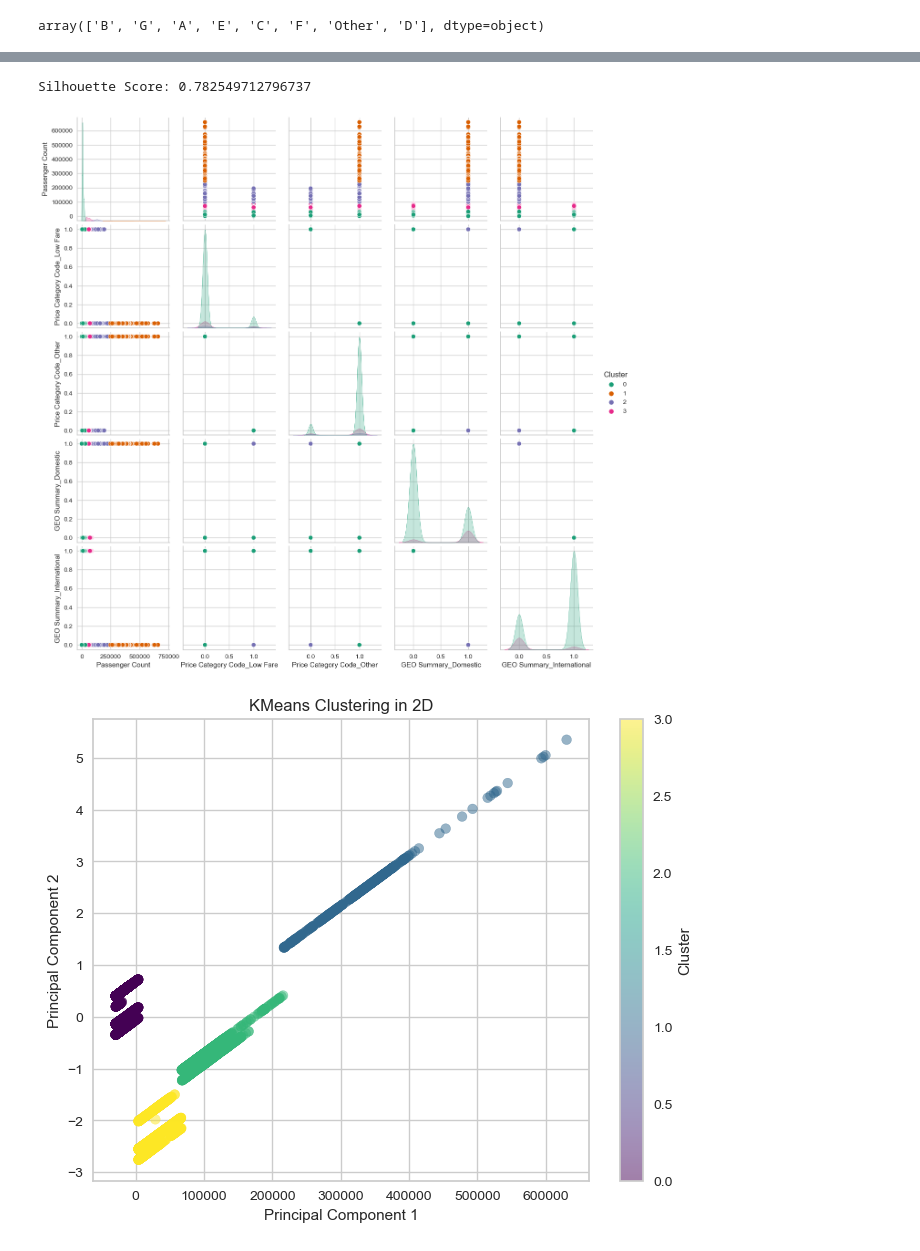
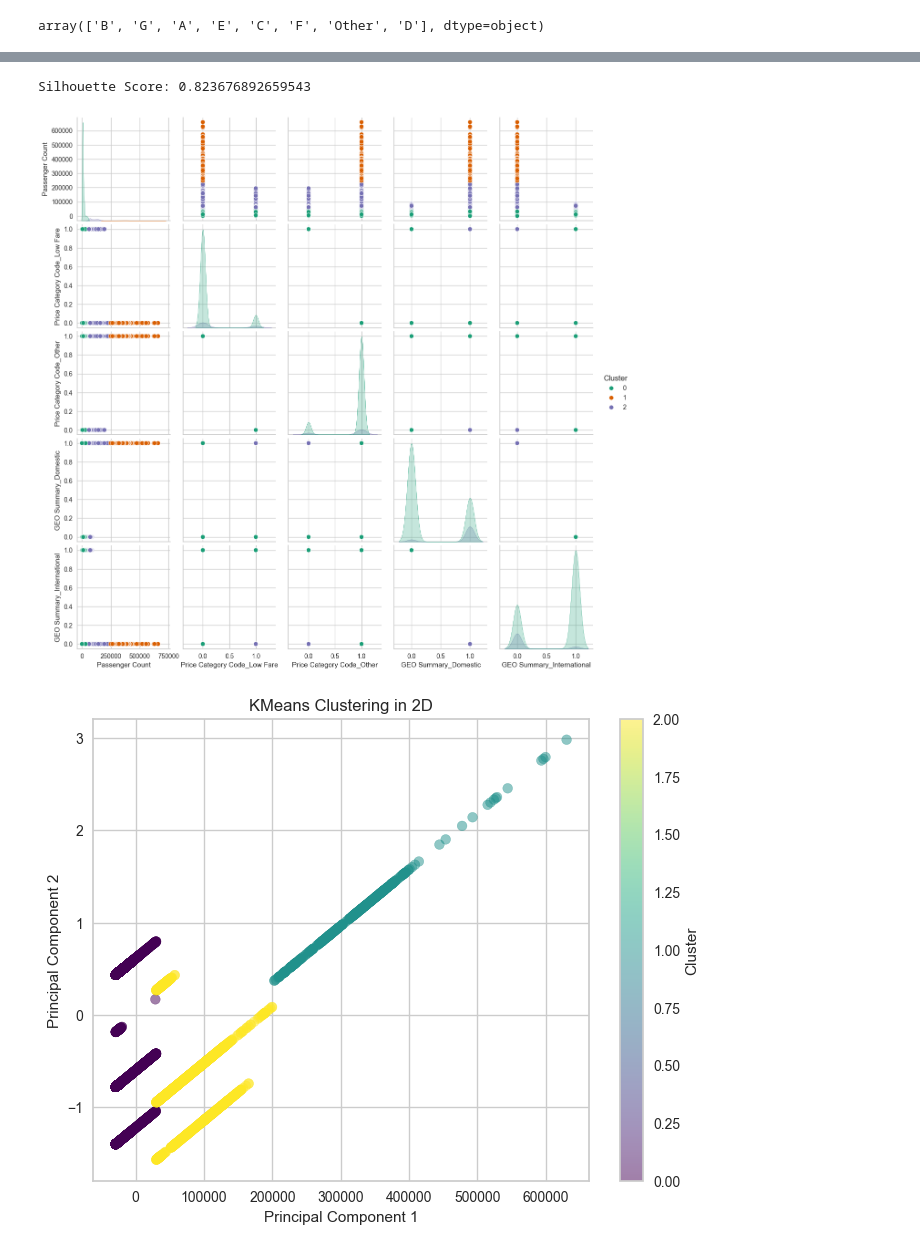
Before and after one commit to ardzz/machine-learning-college, a Jupyter notebook: Clustering/cluster_solver.ipynb, the cells around one changed output, grey strips where cells are left out. Saved outputs shown, nothing was run; the diff lists cells and outputs as text; code cells hidden in the pictures.

Commit message:
Complete cluster_solver.ipynb and classification_solver.ipynb

```diff
--- a/Clustering/cluster_solver.ipynb
+++ b/Clustering/cluster_solver.ipynb
@@ -144,10 +145,10 @@ visualizer.show()
 <Axes: title={'center': 'Distortion Score Elbow for KMeans Clustering'}, xlabel='k', ylabel='distortion score'>
 # %%
-model=KMeans(4)
+model=KMeans(3)
 model = model.fit(x)
-tahmin = model.predict(x)
+prediction = model.predict(x)
 # %%
-x['Cluster'] = tahmin
+x['Cluster'] = prediction
 # %%
 x
 # %% [output]
@@ -169,30 +170,30 @@ from sklearn.metrics import silhouette_score
 import seaborn as sns
 
 # Calculate silhouette score
-silhouette_avg = silhouette_score(x, tahmin)
+silhouette_avg = silhouette_score(x, prediction)
 print("Silhouette Score:", silhouette_avg)
 
 # Visualize clusters
 sns.pairplot(x, hue='Cluster', palette='Dark2')
 plt.show()
 # %% [output]
-Silhouette Score: 0.782549712796737
+Silhouette Score: 0.823676892659543
-[figure, old version]
+[figure, new version]
 # %%
 import matplotlib.pyplot as plt
 from sklearn.decomposition import PCA
 
 # Reduce dimensionality to 2D
-pca = PCA(n_components=2)
+pca = PCA(n_components=3)
 x_2d = pca.fit_transform(x)
 
 # Plot clusters
 plt.figure(figsize=(8, 6))
-plt.scatter(x_2d[:, 0], x_2d[:, 1], c=tahmin, cmap='viridis', alpha=0.5)
+plt.scatter(x_2d[:, 0], x_2d[:, 1], c=prediction, cmap='viridis', alpha=0.5)
 plt.title('KMeans Clustering in 2D')
 plt.xlabel('Principal Component 1')
 plt.ylabel('Principal Component 2')
 plt.colorbar(label='Cluster')
 plt.show()
 # %% [output]
-[figure, old version]
+[figure, new version]
```
Also changed, not shown: parts of 6 cells of this notebook, 1 other file.
